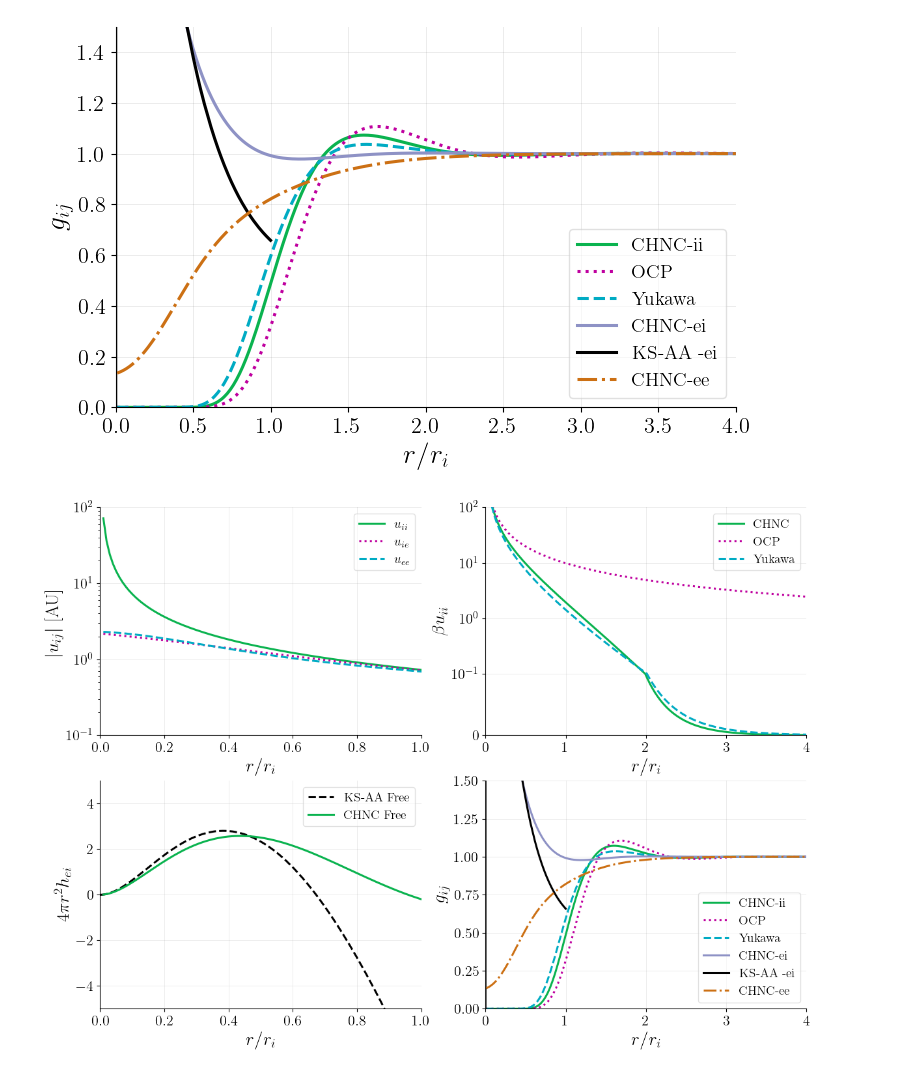
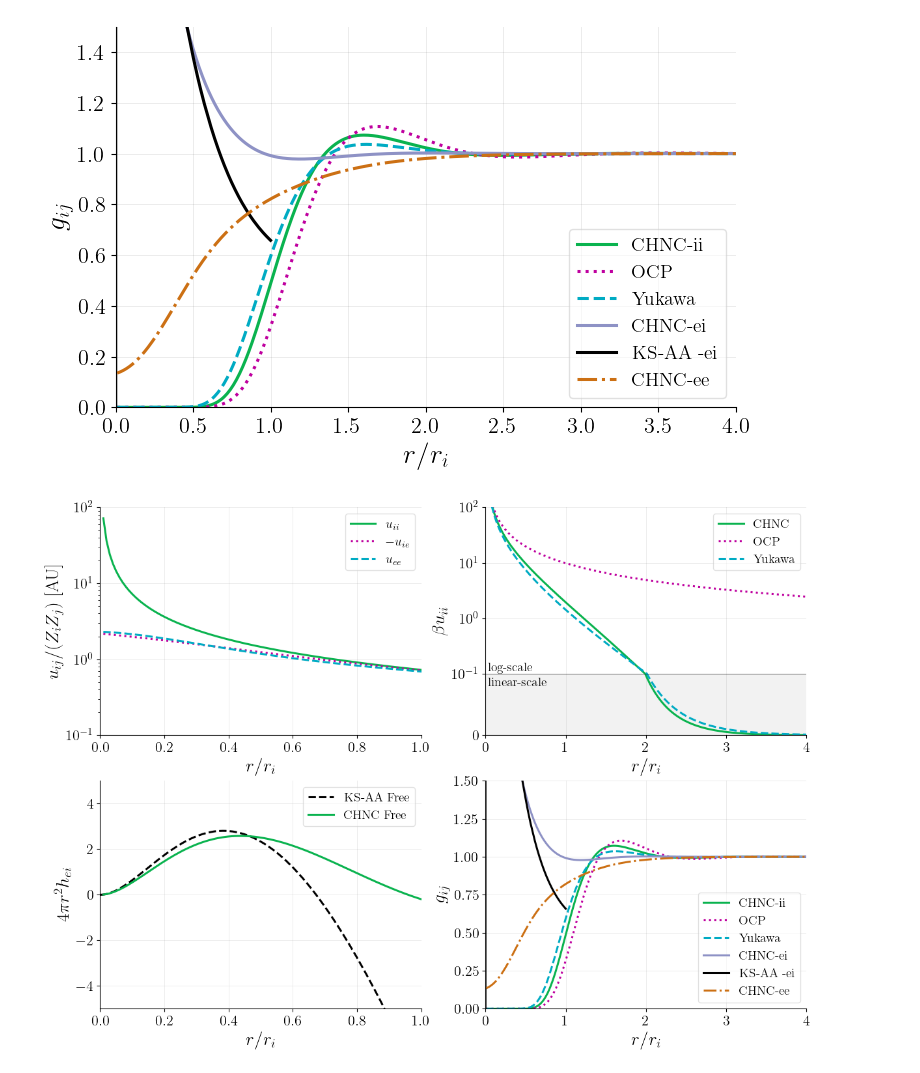
Before and after one commit to ZachAJohnson/hnc, a Jupyter notebook: TCCW/Final_TCCW/PLASMA_GP_H.ipynb, the cells around one changed output. Drawn from its saved outputs; the diff is of its cells as text; code cells hidden in the pictures.

```diff
--- a/TCCW/Final_TCCW/PLASMA_GP_H.ipynb
+++ b/TCCW/Final_TCCW/PLASMA_GP_H.ipynb
@@ -340,13 +340,13 @@ fig, ax  = plt.subplots()
 plasma = plasma_list[4]
 def βu_ii_plot(ax):
     ax.plot(H1_CHNC['r/ri'], plasma.qsp.Ti*plasma.hnc.βu_r_matrix[0,0], label=r"$u_{ii}$"  )
-    ax.plot(H1_CHNC['r/ri'],-plasma.qsp.Tie_c*plasma.hnc.βu_r_matrix[0,1],':', label=r"$u_{ie}$"  )
+    ax.plot(H1_CHNC['r/ri'],-plasma.qsp.Tie_c*plasma.hnc.βu_r_matrix[0,1],':', label=r"$-u_{ie}$"  )
     ax.plot(H1_CHNC['r/ri'], plasma.qsp.Te_c*plasma.hnc.βu_r_matrix[1,1],'--', label=r"$u_{ee}$"  )
 
     ax.set_xlim(0,1)
     ax.set_ylim(1e-1,1e2)
     ax.set_yscale('log')
-    ax.set_ylabel(r"$|u_{ij}| $ [AU]")
+    ax.set_ylabel(r"$u_{ij}/(Z_i Z_j)$ [AU]")
     ax.set_xlabel(r"$r/r_i$")
     ax.legend()
 
@@ -396,10 +396,14 @@ g_ij_plot(ax)
 # %%
 fig, axs = plt.subplots(2,2, figsize=(14, 10))
 
 βu_ii_plot(axs[0,0])
 βu_ii_eff_plot(axs[0,1])
 g_ei_plot(axs[1,0])
 g_ij_plot(axs[1,1])
+axs[0,1].axhline(y=0.1,color='k',linewidth=0.4)
+axs[0,1].fill_between(np.linspace(0,10),-1,0.1,color='k',alpha=0.05)
+axs[0,1].text(0.03, 0.11, "log-scale",fontsize=14)
+axs[0,1].text(0.03, 0.08, "linear-scale",fontsize=14)
 plt.savefig("H1_gβu_plot.png", dpi=400)
 # %% [output]
-[figure, old version]
+[figure, new version]
```
Also changed, not shown: parts of 1 cell of this notebook, 6 other files.
